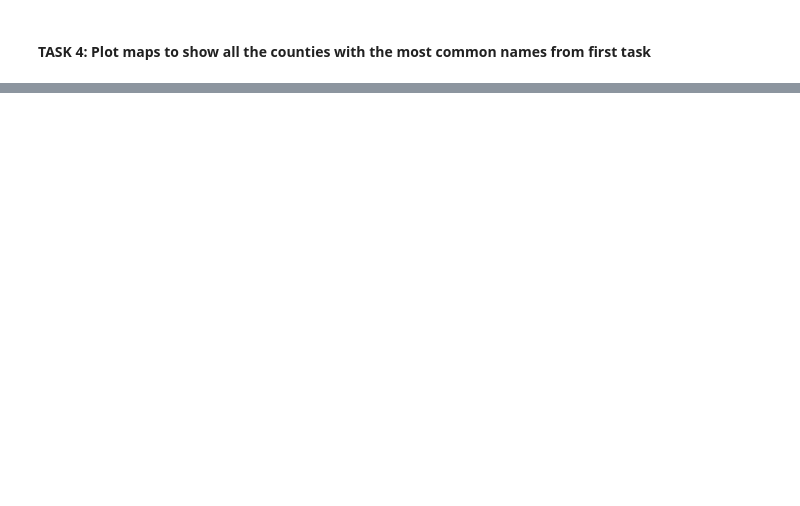
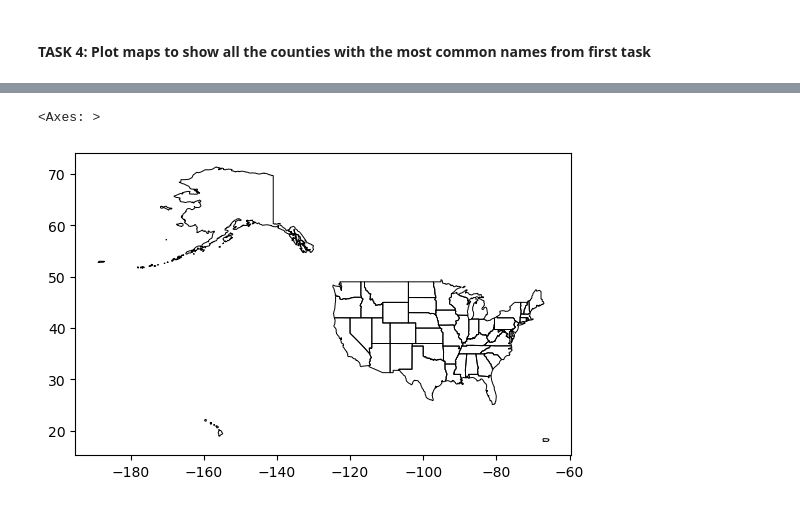
Before and after one commit to amycarrillo164/GTECH732-GeoComputation, a Jupyter notebook: Assignment_8/HW_8.ipynb, the cells around one changed output, grey strips where cells are left out. Cells and saved outputs as stored; diff of their text form; code cells hidden in the pictures; blank space fills up the shorter version.

```diff
--- a/Assignment_8/HW_8.ipynb
+++ b/Assignment_8/HW_8.ipynb
@@ -229,0 +217,9 @@ merged_data.sample(5)
+# %%
+us_states = "https://raw.githubusercontent.com/PublicaMundi/MappingAPI/master/data/geojson/us-states.json"
+boundaries = gpd.read_file(us_states)
+# %%
+boundaries.plot(facecolor="none",
+              edgecolor='black', lw=0.7)
+# %% [output]
+<Axes: >
+[figure, added]
```
Also changed, not shown: parts of 12 cells of this notebook.
